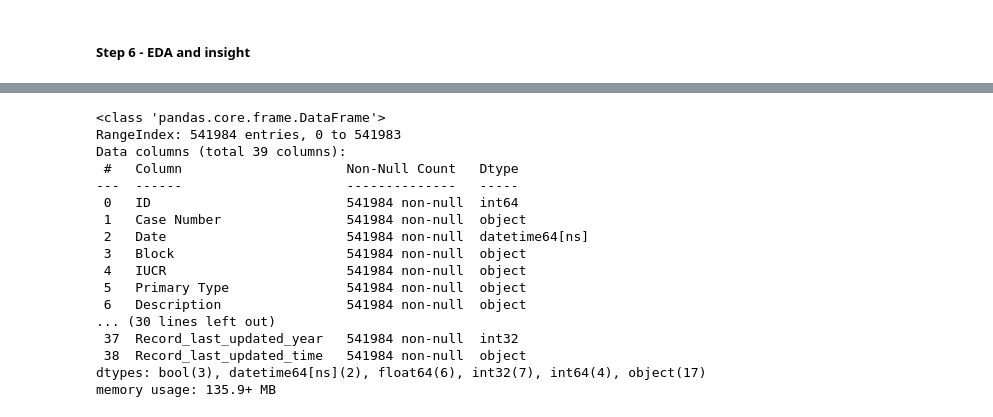
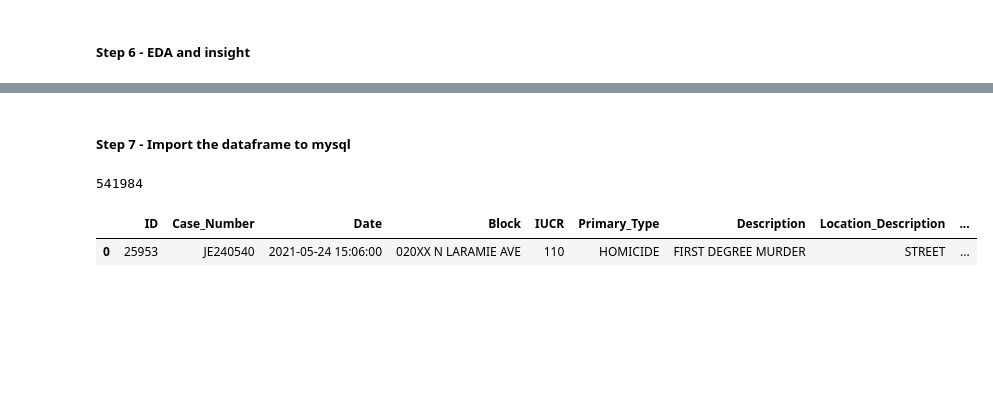
Before and after one commit to AswiniSivaraman/project_chicago_crime_analyser, a Jupyter notebook: Data_Preprocessing.ipynb, the cells around one changed output, grey strips where cells are left out. Saved outputs shown, nothing was run; the diff lists cells and outputs as text; code cells hidden in the pictures; blank space fills up the shorter version.

```diff
--- a/Data_Preprocessing.ipynb
+++ b/Data_Preprocessing.ipynb
@@ -934,20 +710,0 @@ Error occurred when inserting the data into the table Failed executing the opera
-# %%
-df.info()
-# %% [output]
-<class 'pandas.core.frame.DataFrame'>
-RangeIndex: 541984 entries, 0 to 541983
-Data columns (total 39 columns):
- #   Column                     Non-Null Count   Dtype
----  ------                     --------------   -----
- 0   ID                         541984 non-null  int64
- 1   Case Number                541984 non-null  object
- 2   Date                       541984 non-null  datetime64[ns]
- 3   Block                      541984 non-null  object
- 4   IUCR                       541984 non-null  object
- 5   Primary Type               541984 non-null  object
- 6   Description                541984 non-null  object
-... (30 lines left out)
- 37  Record_last_updated_year   541984 non-null  int32
- 38  Record_last_updated_time   541984 non-null  object
-dtypes: bool(3), datetime64[ns](2), float64(6), int32(7), int64(4), object(17)
-memory usage: 135.9+ MB
@@ -953,0 +713,34 @@ memory usage: 135.9+ MB
+# %% [markdown]
+##### Step 7 - Import the dataframe to mysql
+# %%
+df.rename(columns={
+    'Case Number': 'Case_Number',
+    'Primary Type': 'Primary_Type',
+    'Location Description': 'Location_Description',
+    'Community Area': 'Community_Area',
+    'FBI Code': 'FBI_Code',
+    'X Coordinate': 'X_Coordinate',
+    'Y Coordinate': 'Y_Coordinate',
+    'Updated On': 'Updated_On'
+}, inplace=True)
+# %%
+# connect python to mysql and load the data into the table
+
+# pip install pymysql
+# pip install SQLAlchemy
+# rename the column names in mysql if needed
+
+from sqlalchemy import create_engine
+from urllib.parse import quote_plus
+
+engine = create_engine("mysql+pymysql://{user}:{pw}@localhost/{db}".format(
+    user="root", pw=quote_plus("Aa25@04@2002"), db="project_chicago_crime_analyser"))
+
+df.to_sql('processed_crime_data', con=engine, if_exists='replace', index=False, chunksize=10000)
+# %% [output]
+541984
+# %%
+df.head(1)
+# %% [output]
+|  | ID | Case_Number | Date | Block | IUCR | Primary_Type | Description | Location_Description | ... |
+| 0 | 25953 | JE240540 | 2021-05-24 15:06:00 | 020XX N LARAMIE AVE | 110 | HOMICIDE | FIRST DEGREE MURDER | STREET | ... |
```
Also changed, not shown: parts of 16 cells of this notebook.
